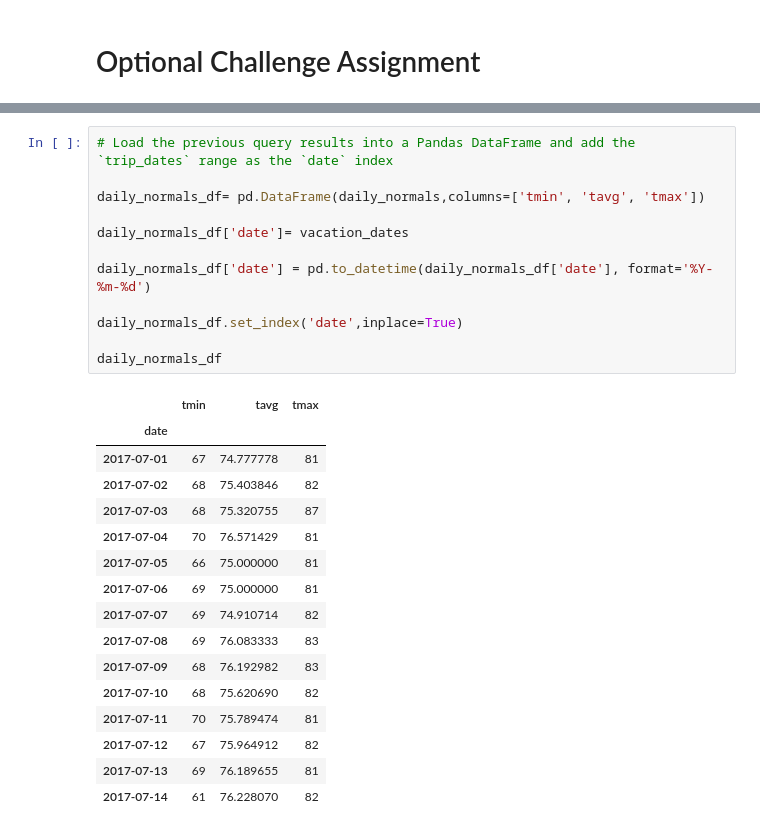
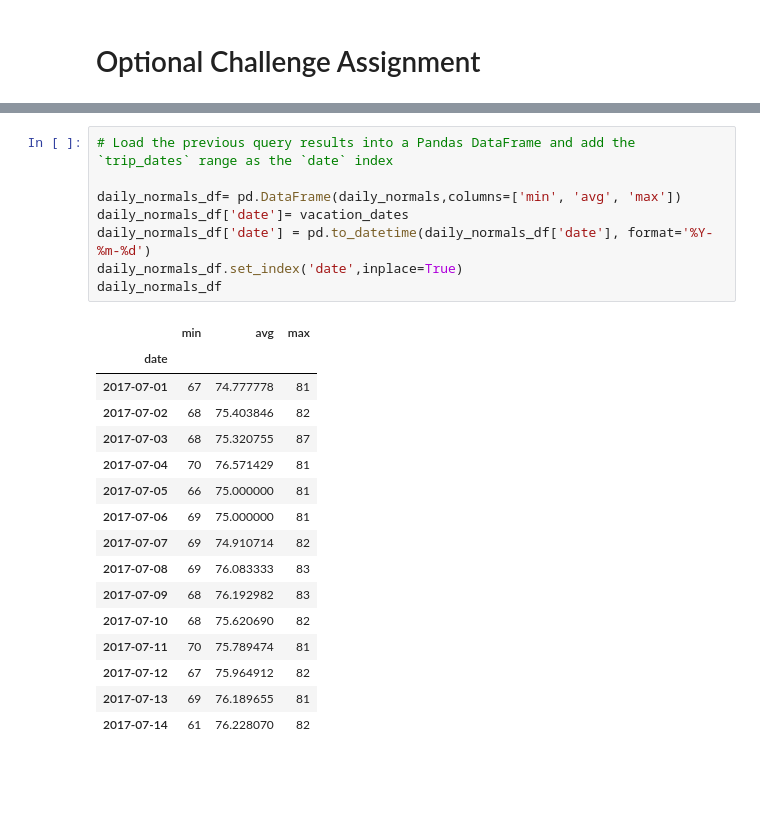
Before and after one commit to SarahLewk/SurfsUp, a Jupyter notebook: Step_1_Climate_Analysis.ipynb, the cells around one changed output, grey strips where cells are left out. Cells and saved outputs as stored; diff of their text form; blank space fills up the shorter version.

```diff
--- a/Step_1_Climate_Analysis.ipynb
+++ b/Step_1_Climate_Analysis.ipynb
@@ -267,17 +268,13 @@ Aggregated Daily Normals for 07-01 to 07-14
 # %%
 # Load the previous query results into a Pandas DataFrame and add the `trip_dates` range as the `date` index
 
-daily_normals_df= pd.DataFrame(daily_normals,columns=['tmin', 'tavg', 'tmax'])
-
+daily_normals_df= pd.DataFrame(daily_normals,columns=['min', 'avg', 'max'])
 daily_normals_df['date']= vacation_dates
-
 daily_normals_df['date'] = pd.to_datetime(daily_normals_df['date'], format='%Y-%m-%d')
-
 daily_normals_df.set_index('date',inplace=True)
-
 daily_normals_df
 # %% [output]
-|  | tmin | tavg | tmax |
+|  | min | avg | max |
 | date |  |  |  |
 | 2017-07-01 | 67 | 74.777778 | 81 |
 | 2017-07-02 | 68 | 75.403846 | 82 |
```
Also changed, not shown: parts of 5 cells of this notebook, 2 other files.
